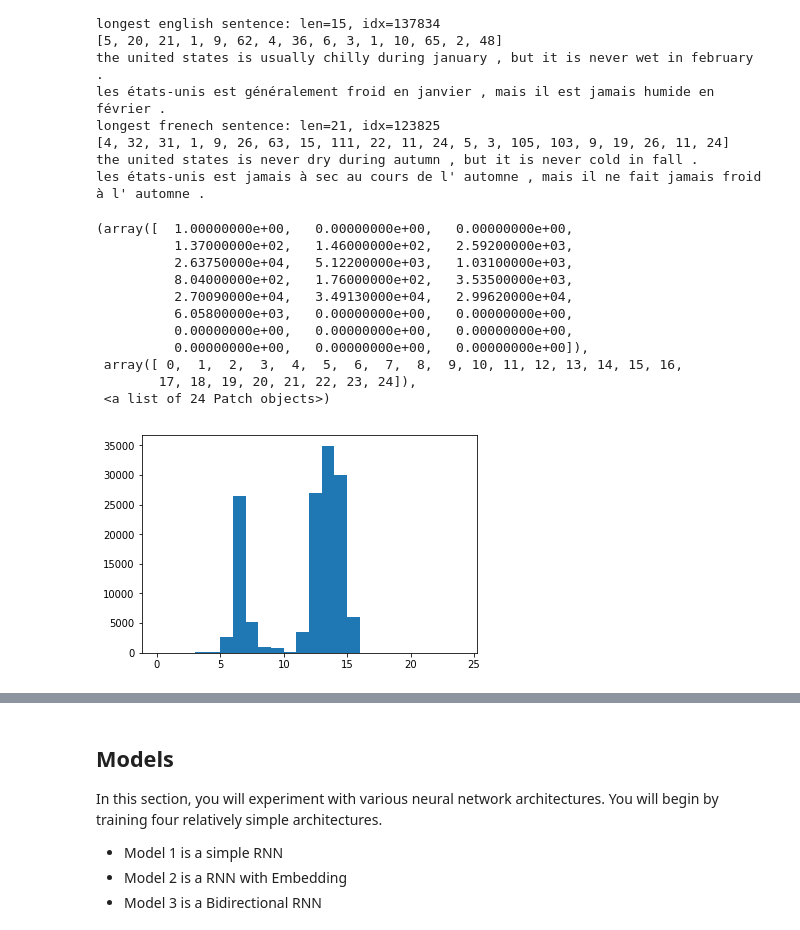
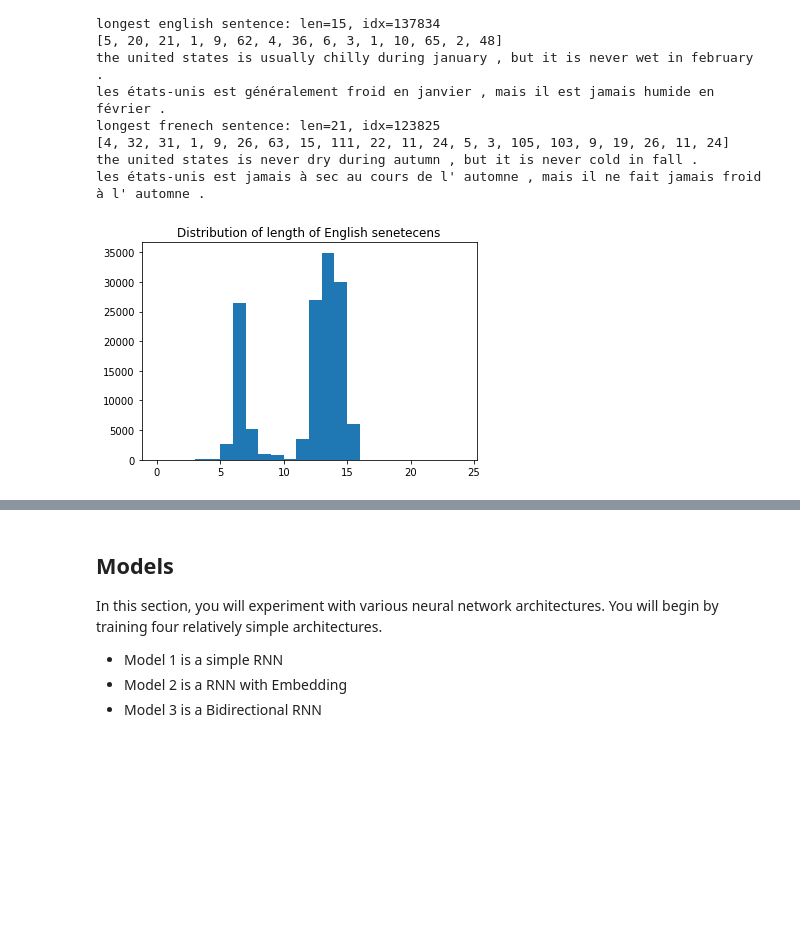
Before and after one commit to dynamic1/aind2-nlp-capstone, a Jupyter notebook: machine_translation.ipynb, the cells around one changed output, grey strips where cells are left out. Cells and saved outputs as stored; diff of their text form; code cells hidden in the pictures; blank space fills up the shorter version.

```diff
--- a/machine_translation.ipynb
+++ b/machine_translation.ipynb
@@ -267,24 +260,15 @@ les états-unis est jamais à sec au cours de l' automne , mais il ne fait jamai
 # %%
 import matplotlib
 import matplotlib.pyplot as plt
 
 %matplotlib inline
 
 #distribution of length of english senetecens
 plt.hist([len(s) for s in tmp_x], bins=range(25))
+plt.title("Distribution of length of English senetecens")
+plt.show()
 # %% [output]
-(array([  1.00000000e+00,   0.00000000e+00,   0.00000000e+00,
-          1.37000000e+02,   1.46000000e+02,   2.59200000e+03,
-          2.63750000e+04,   5.12200000e+03,   1.03100000e+03,
-          8.04000000e+02,   1.76000000e+02,   3.53500000e+03,
-          2.70090000e+04,   3.49130000e+04,   2.99620000e+04,
-          6.05800000e+03,   0.00000000e+00,   0.00000000e+00,
-          0.00000000e+00,   0.00000000e+00,   0.00000000e+00,
-          0.00000000e+00,   0.00000000e+00,   0.00000000e+00]),
- array([ 0,  1,  2,  3,  4,  5,  6,  7,  8,  9, 10, 11, 12, 13, 14, 15, 16,
-        17, 18, 19, 20, 21, 22, 23, 24]),
- <a list of 24 Patch objects>)
-[figure, old version]
+[figure, new version]
 # %%
 # dsitribution of length of french sentences
 plt.hist([len(s) for s in tmp_y], bins=range(25))
```
Also changed, not shown: parts of 27 cells of this notebook.
